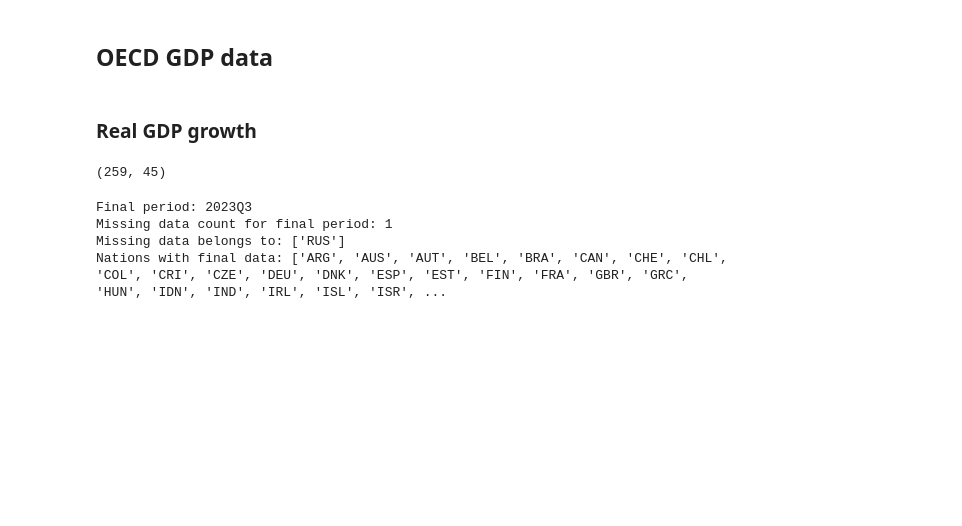
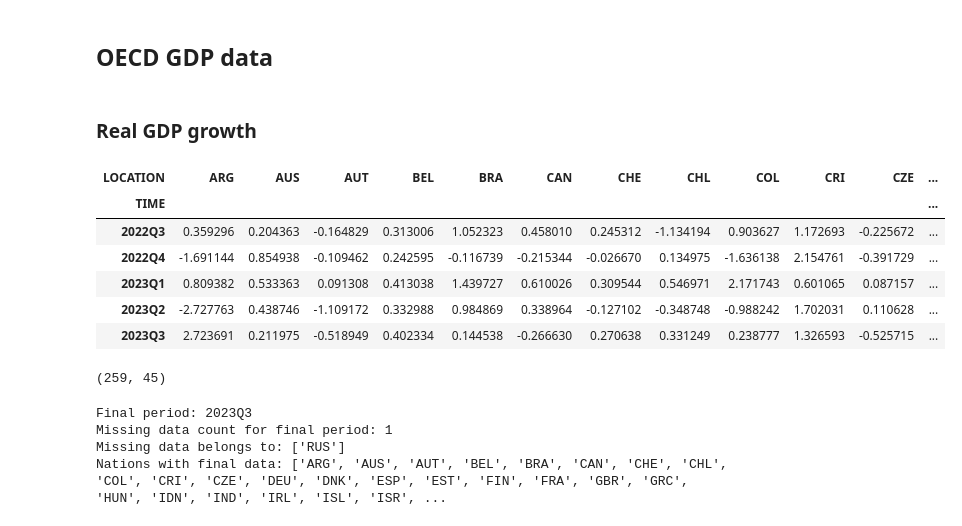
Before and after one commit to bpalmer4/Charts-based-on-ABS-data, a Jupyter notebook: notebooks/OECD international comparisons.ipynb, the cells around one changed output. Drawn from its saved outputs; the diff is of its cells as text; code cells hidden in the pictures; blank space fills up the shorter version.

```diff
--- a/notebooks/OECD international comparisons.ipynb
+++ b/notebooks/OECD international comparisons.ipynb
@@ -255,11 +219,17 @@ chart_sets = {
 }
 # %% [markdown]
 ### Python functions
+# %%
+def get_from_oecd(sdmx_query, start: str | None = None):
+    url = f"https://stats.oecd.org/SDMX-JSON/data/{sdmx_query}?contentType=csv"
+    if start is not None:
+        url = f"{url}&startTime={start}"
+    return pd.read_csv(url)
 # %%
-def build_key(locations, subject, measure, frequency, start):
+def build_query(resource, locations, subject, measure, frequency):
     if frequency:
         key = [locations, subject, measure, frequency]
     else:
         key = [locations, subject, measure]
-    key_string = f"{'.'.join(['+'.join(x) for x in key])}" f"/all?startTime={start}"
-    return key_string
+    key_string = f"{'.'.join(['+'.join(x) for x in key])}"
+    return f"{resource}/{key_string}"
@@ -297,6 +240,14 @@ def annualise_percentages(series: pd.Series, periods: int = 12) -> pd.Series:
     s = series / 100.0
     annual = (((1 + s) ** periods) - 1) * 100
     return annual
+# %%
+def percent_change(
+    data: pd.Series | pd.DataFrame,
+    periods: int
+ ) -> pd.Series | pd.DataFrame:
+    """Calculate an n-periods percentage change."""
+
+    return (data / data.shift(periods) - 1) * 100
 # %% [markdown]
 ## OECD Unemployment Rates
 # %% [markdown]
@@ -382,15 +341,28 @@ Freq: M, dtype: int64
 # %%
 # rGDP - get the data
 resource_id = "QNA"  # Quarterly National Accounts
 measure = "VPVOBARSA"  # US dollars, volume estimates, fixed PPPs,
 # OECD reference year, annual levels,
 # seasonally adjusted
 subject = "B1_GE"  # Gross domestic product - expenditure approach
 rfooter = f"Source: OECD {resource_id} {subject} {measure}"
 lfooter = "Volume est., US$, fixed PPPs, Seas Adj"
 
-key = build_key(location_map, [subject], [measure], ["Q"], "1959")
-rgdp = download_qtrly_data(resource_id, key)
-rgdp_growth = rgdp.pct_change(1, fill_method=None) * 100
+query = build_query(resource_id, location_map, [subject], [measure], ["Q"])
+rgdp = (
+        get_from_oecd(query, start='1959')
+        .pivot(values='Value', index='TIME', columns='LOCATION')
+    )
+rgdp.index = pd.PeriodIndex(rgdp.index, freq="Q")
+rgdp_qtr_growth = percent_change(rgdp, 1)
+rgdp_qtr_growth.tail()
+# %% [output]
+| LOCATION | ARG | AUS | AUT | BEL | BRA | CAN | CHE | CHL | COL | CRI | CZE | ... |
+| TIME |  |  |  |  |  |  |  |  |  |  |  | ... |
+| 2022Q3 | 0.359296 | 0.204363 | -0.164829 | 0.313006 | 1.052323 | 0.458010 | 0.245312 | -1.134194 | 0.903627 | 1.172693 | -0.225672 | ... |
+| 2022Q4 | -1.691144 | 0.854938 | -0.109462 | 0.242595 | -0.116739 | -0.215344 | -0.026670 | 0.134975 | -1.636138 | 2.154761 | -0.391729 | ... |
+| 2023Q1 | 0.809382 | 0.533363 | 0.091308 | 0.413038 | 1.439727 | 0.610026 | 0.309544 | 0.546971 | 2.171743 | 0.601065 | 0.087157 | ... |
+| 2023Q2 | -2.727763 | 0.438746 | -1.109172 | 0.332988 | 0.984869 | 0.338964 | -0.127102 | -0.348748 | -0.988242 | 1.702031 | 0.110628 | ... |
+| 2023Q3 | 2.723691 | 0.211975 | -0.518949 | 0.402334 | 0.144538 | -0.266630 | 0.270638 | 0.331249 | 0.238777 | 1.326593 | -0.525715 | ... |
 # %%
 # diagnostics
```
Also changed, not shown: parts of 59 cells of this notebook.
